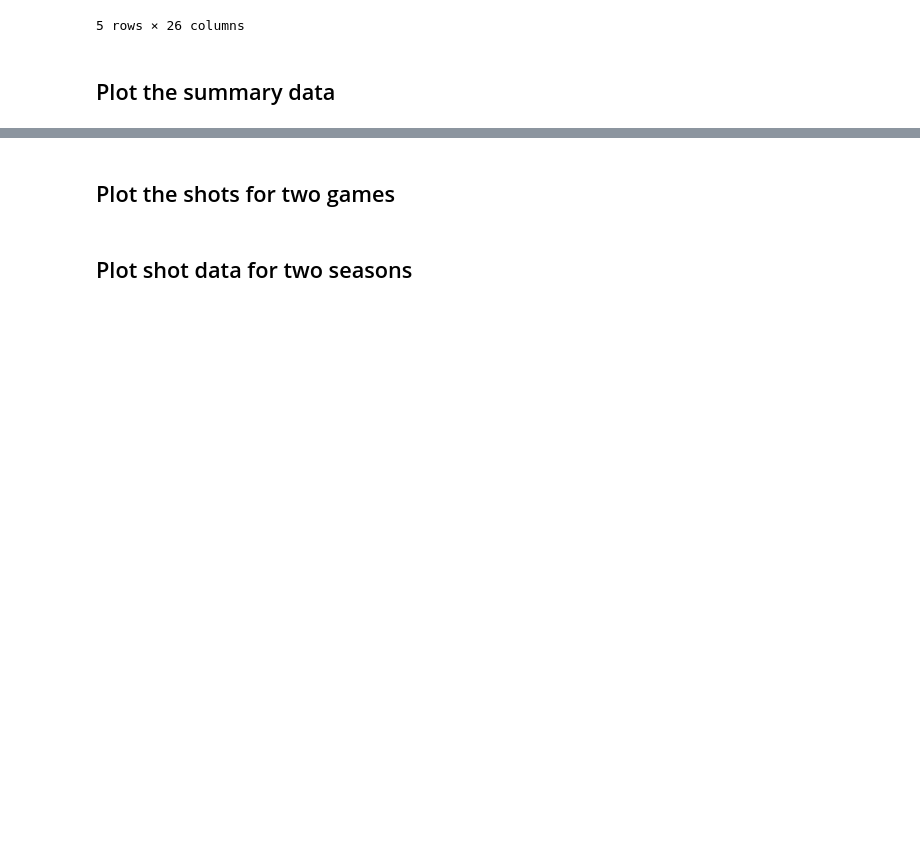
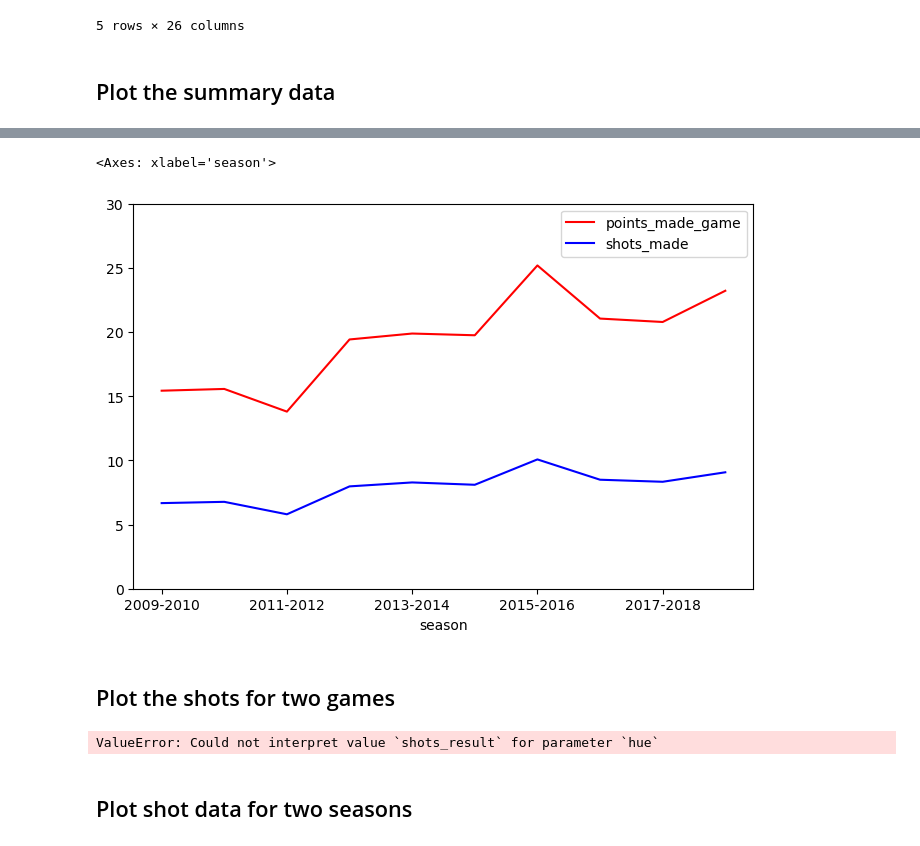
Before and after one commit to okurakeng/IonaCurryStep, a Jupyter notebook: Period3/curry_case_study-period3.ipynb, the cells around one changed output, grey strips where cells are left out. Drawn from its saved outputs; the diff is of its cells as text; code cells hidden in the pictures; blank space fills up the shorter version.

```diff
--- a/Period3/curry_case_study-period3.ipynb
+++ b/Period3/curry_case_study-period3.ipynb
@@ -155,7 +155,7 @@ df.head()
 # %%
 df['points_made_game'] = df.groupby('game_id').points_made.transform('sum')
 # %%
-df['shot_attempted'] = df.groupby('game_id').shot_made_flag.transform('count')
+df['shots_attempted'] = df.groupby('game_id').shot_made_flag.transform('count')
 # %%
 df['shots_made'] = df.groupby('game_id').shot_made_flag.transform('sum')
 # %% [markdown]
@@ -169,3 +172,11 @@ sns.catplot(data=shotsSeason, kind='box', x='season', y='points_made_game',
+# %%
+shotsSeasonAvg = shotsSeason.groupby('season').mean().reset_index()
+# %%
+shotsSeasonAvg.plot(x='season', y=['points_made_game','shots_made'], color={'points_made_game':'red', 'shots_made':'blue'},
+                    figsize=(8,5), ylim=(0,30) )
+# %% [output]
+<Axes: xlabel='season'>
+[figure, added]
 # %% [markdown]
 ## Plot the shots for two games
 # %%
@@ -238,6 +249,18 @@ def draw_court(ax=None, color='black', lw=2, outer_lines=False):
         ax.add_patch(element)
 
     return ax
+# %%
+gameIDs = ['0021800923','0021800642']
+g = sns.relplot(data=shots.query('game_id in @gameIDs'), kind='scatter',
+    x='loc_x', y='loc_y', hue='shots_result', col='game_id', s=50)
+
+for i, ax in enumerate(g.axes.flat):
+    ax.set_title('shots for game ' + gameIDs[i])
+    ax = draw_court(ax, outer_lines=True)
+    ax.set_xlim(-300,300)
+    ax.set_ylim(-100, 500)
+# %% [output]
+ValueError: Could not interpret value `shots_result` for parameter `hue`
 # %% [markdown]
 ## Plot shot data for two seasons
 # %% [markdown]
```
Also changed, not shown: parts of 2 cells of this notebook.
